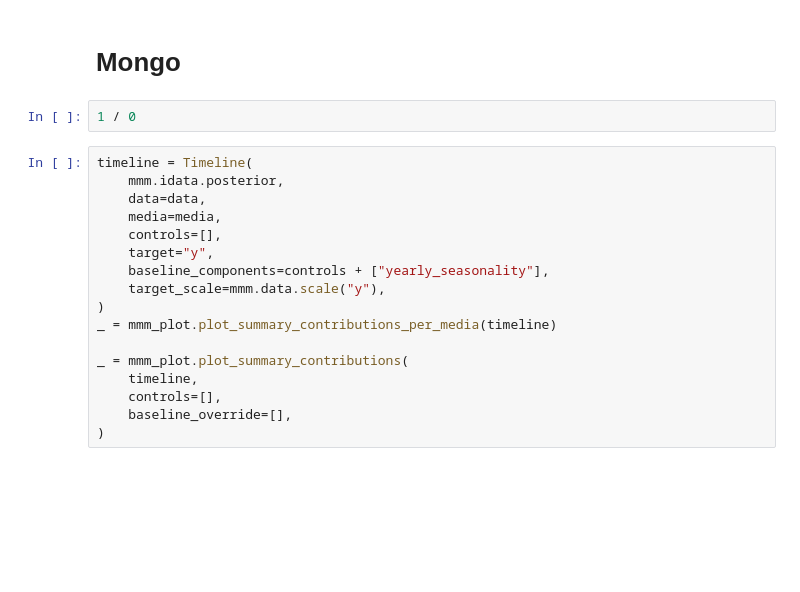
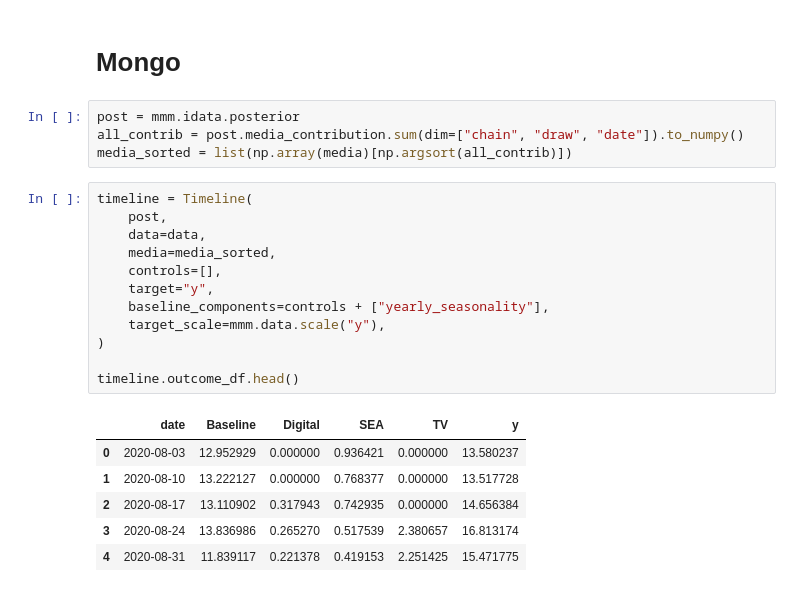
Before and after one commit to antoine-caillebotte/mmm_utils, a Jupyter notebook: examples/mmm_fit_example.ipynb, the cells around one changed output. Saved outputs shown, nothing was run; the diff lists cells and outputs as text; blank space fills up the shorter version.

```diff
--- a/examples/mmm_fit_example.ipynb
+++ b/examples/mmm_fit_example.ipynb
@@ -501,21 +524,25 @@ x.round({"current_budget": 0, "plan": 0, "reco": 1})
 # %% [markdown]
 # Mongo
-# %%
-1 / 0
 # %%
-timeline = Timeline(
-    mmm.idata.posterior,
-    data=data,
-    media=media,
-    controls=[],
-    target="y",
-    baseline_components=controls + ["yearly_seasonality"],
-    target_scale=mmm.data.scale("y"),
-)
-_ = mmm_plot.plot_summary_contributions_per_media(timeline)
-
-_ = mmm_plot.plot_summary_contributions(
-    timeline,
-    controls=[],
-    baseline_override=[],
-)
+post = mmm.idata.posterior
+all_contrib = post.media_contribution.sum(dim=["chain", "draw", "date"]).to_numpy()
+media_sorted = list(np.array(media)[np.argsort(all_contrib)])
+# %%
+timeline = Timeline(
+    post,
+    data=data,
+    media=media_sorted,
+    controls=[],
+    target="y",
+    baseline_components=controls + ["yearly_seasonality"],
+    target_scale=mmm.data.scale("y"),
+)
+
+timeline.outcome_df.head()
+# %% [output]
+|  | date | Baseline | Digital | SEA | TV | y |
+| 0 | 2020-08-03 | 12.952929 | 0.000000 | 0.936421 | 0.000000 | 13.580237 |
+| 1 | 2020-08-10 | 13.222127 | 0.000000 | 0.768377 | 0.000000 | 13.517728 |
+| 2 | 2020-08-17 | 13.110902 | 0.317943 | 0.742935 | 0.000000 | 14.656384 |
+| 3 | 2020-08-24 | 13.836986 | 0.265270 | 0.517539 | 2.380657 | 16.813174 |
+| 4 | 2020-08-31 | 11.839117 | 0.221378 | 0.419153 | 2.251425 | 15.471775 |
```
Also changed, not shown: parts of 35 cells of this notebook, 5 other files.
